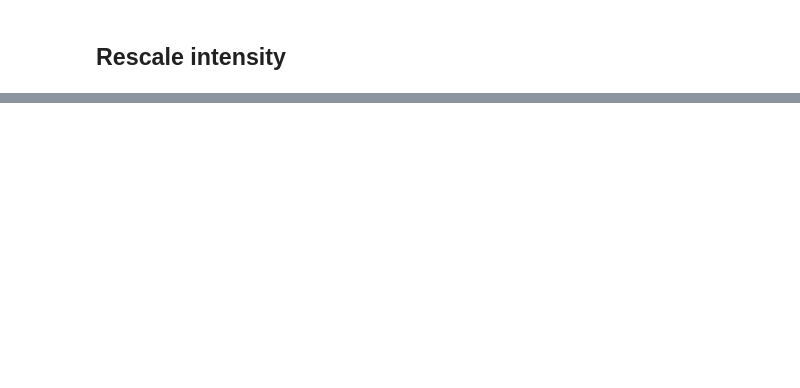
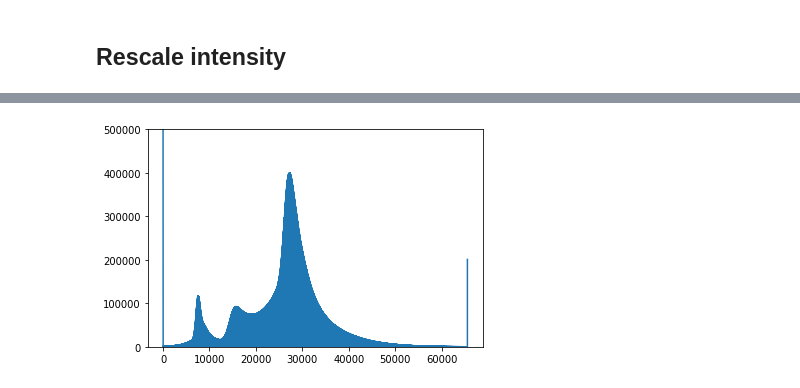
Before and after one commit to GusBusDraws/mhe-analysis, a Jupyter notebook: nbs/28-F83_01-dev-wf.ipynb, the cells around one changed output, grey strips where cells are left out. Cells and saved outputs as stored; diff of their text form; code cells hidden in the pictures; blank space fills up the shorter version.

```diff
--- a/nbs/28-F83_01-dev-wf.ipynb
+++ b/nbs/28-F83_01-dev-wf.ipynb
@@ -64,8 +73,10 @@ segment.save_images(imgs_med, Path('../data/F83_01_pre'))
 # %%
-hist, bins_centers = exposure.histogram(imgs_res)
+hist, bins_centers = exposure.histogram(imgs_pre)
 fig, ax = plt.subplots()
 ax.plot(bins_centers, hist)
-ax.set_ylim([0, 1e5])
+ax.set_ylim([0, 5e5])
 plt.show()
+# %% [output]
+[figure, added]
 # %%
 thresholds, fig, ax = segment.threshold_multi_min(
```
Also changed, not shown: parts of 15 cells of this notebook.
